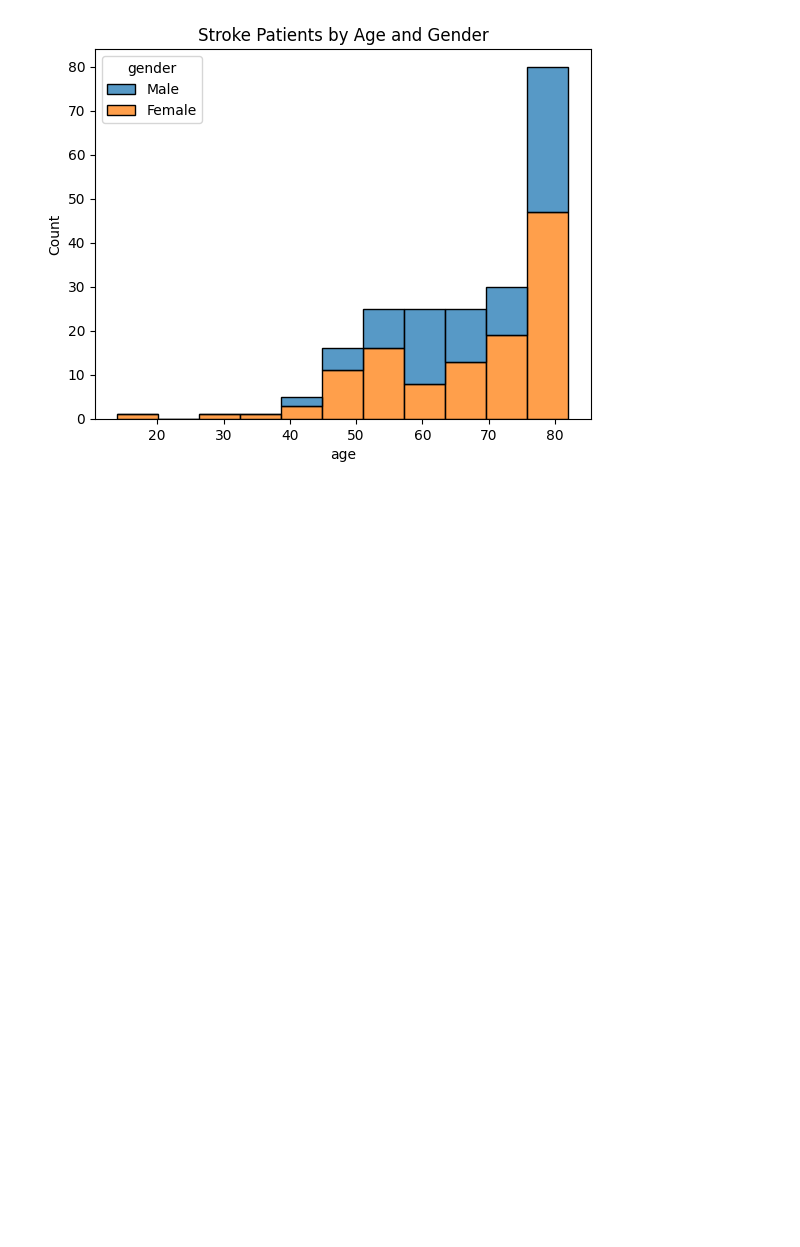
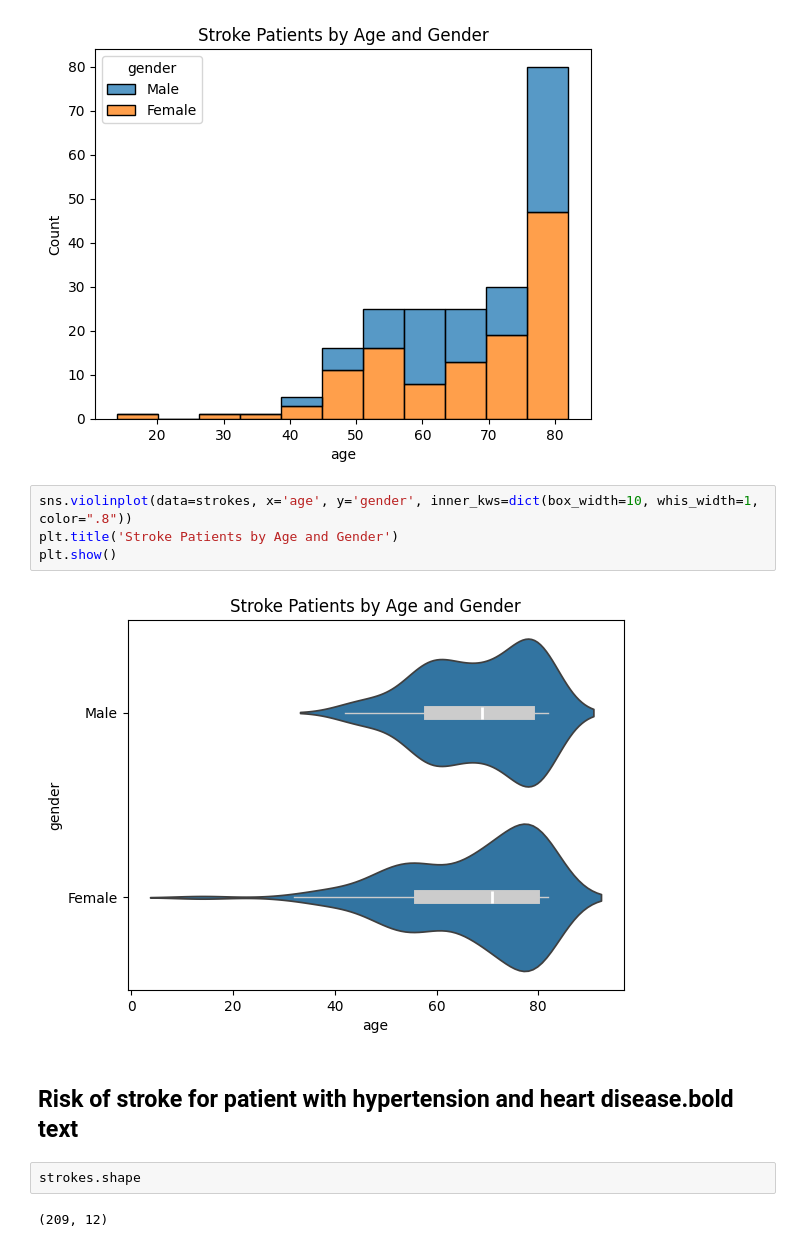
Before and after one commit to Doclikam/Capstone-project-Stroke-Risk-Factors, a Jupyter notebook: Stroke_Risk_Factors.ipynb, the cells around one changed output. Cells and saved outputs as stored; diff of their text form; blank space fills up the shorter version.

```diff
--- a/Stroke_Risk_Factors.ipynb
+++ b/Stroke_Risk_Factors.ipynb
@@ -237,3 +232,15 @@ plt.title('Stroke Patients by Age and Gender')
 plt.show()
 # %% [output]
 [figure]
+# %%
+sns.violinplot(data=strokes, x='age', y='gender', inner_kws=dict(box_width=10, whis_width=1, color=".8"))
+plt.title('Stroke Patients by Age and Gender')
+plt.show()
+# %% [output]
+[figure, added]
+# %% [markdown]
+## Risk of stroke for patient with hypertension and heart disease.bold text
+# %%
+strokes.shape
+# %% [output]
+(209, 12)
```
Also changed, not shown: parts of 35 cells of this notebook.
